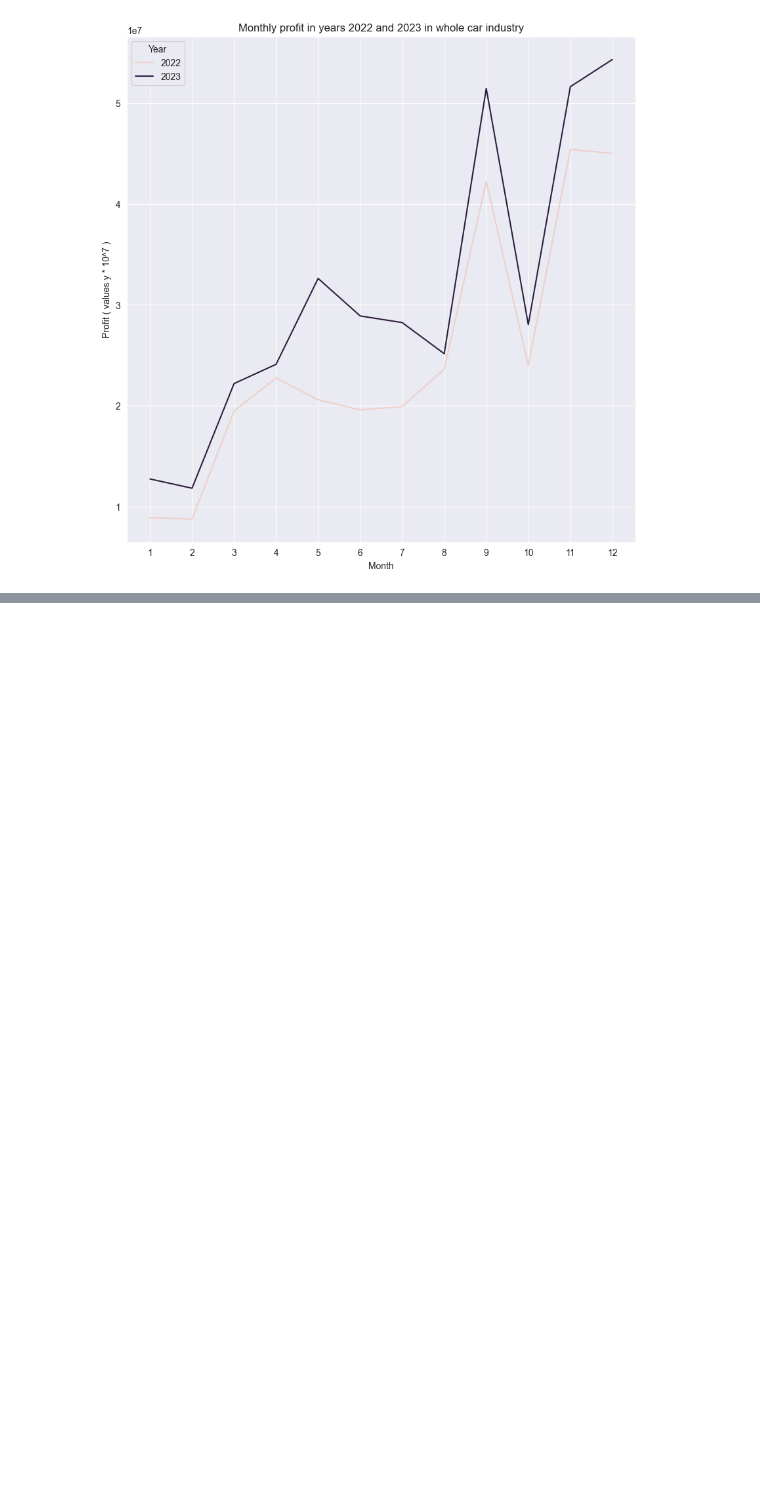
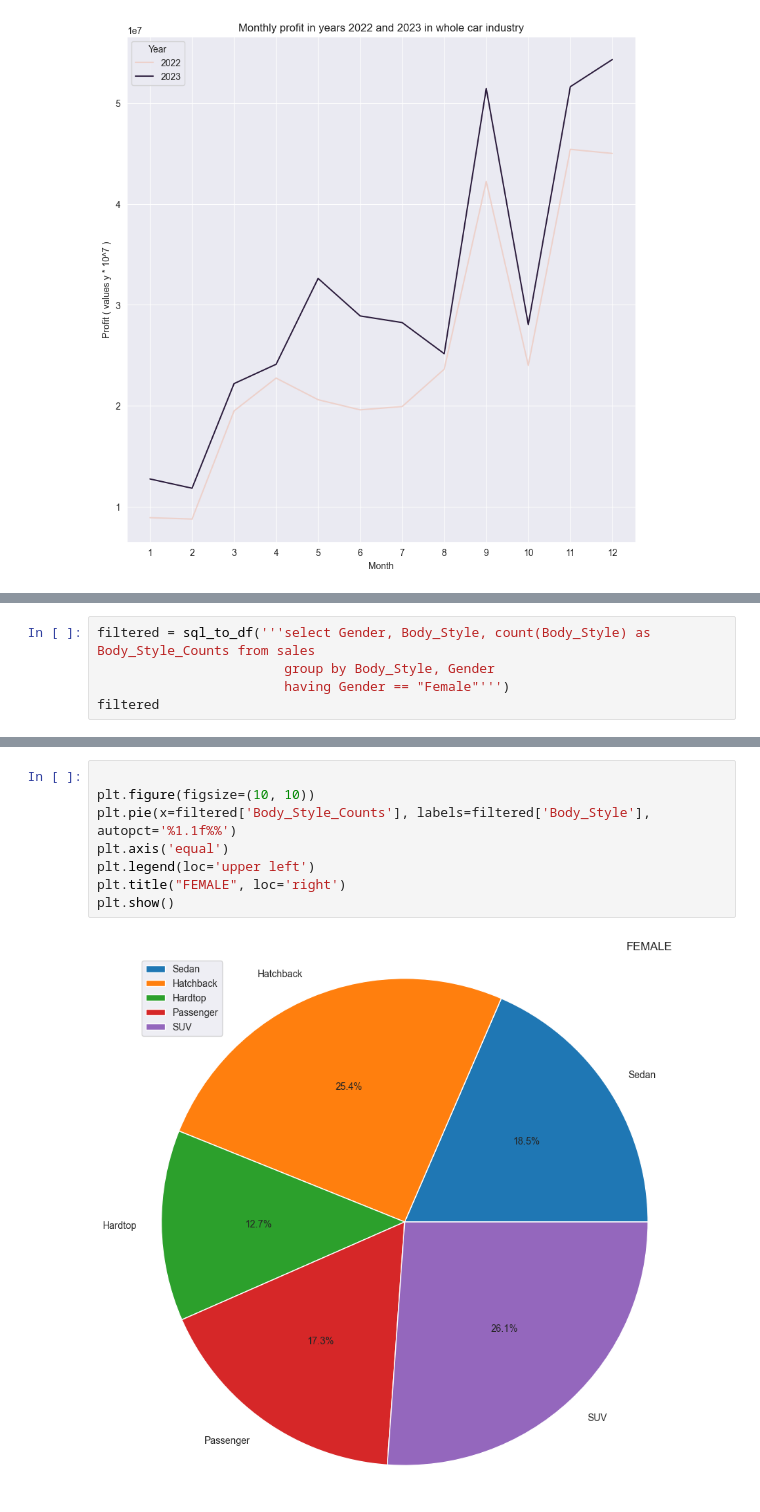
Before and after one commit to File500/Data_science_and_analysis, a Jupyter notebook: analysis/visual_analysis/car_ownership_and_sales_EDA.ipynb, the cells around one changed output, grey strips where cells are left out. Saved outputs shown, nothing was run; the diff lists cells and outputs as text; blank space fills up the shorter version.

```diff
--- a/analysis/visual_analysis/car_ownership_and_sales_EDA.ipynb
+++ b/analysis/visual_analysis/car_ownership_and_sales_EDA.ipynb
@@ -396,0 +446,5 @@ plt.show()
+# %%
+filtered = sql_to_df('''select Gender, Body_Style, count(Body_Style) as Body_Style_Counts from sales
+                        group by Body_Style, Gender
+                        having Gender == "Female"''')
+filtered
@@ -396,0 +458,10 @@ plt.show()
+# %%
+
+plt.figure(figsize=(10, 10))
+plt.pie(x=filtered['Body_Style_Counts'], labels=filtered['Body_Style'], autopct='%1.1f%%')
+plt.axis('equal')
+plt.legend(loc='upper left')
+plt.title("FEMALE", loc='right')
+plt.show()
+# %% [output]
+[figure, added]
```
Also changed, not shown: parts of 15 cells of this notebook, 1 other file.
